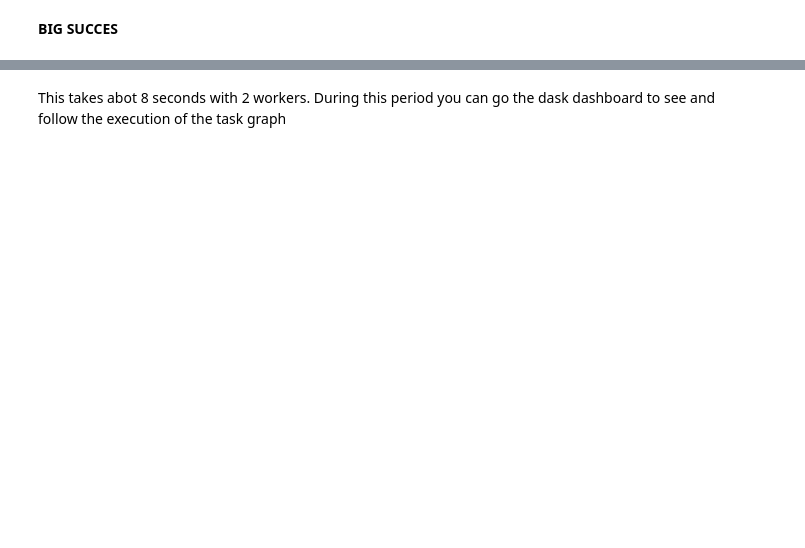
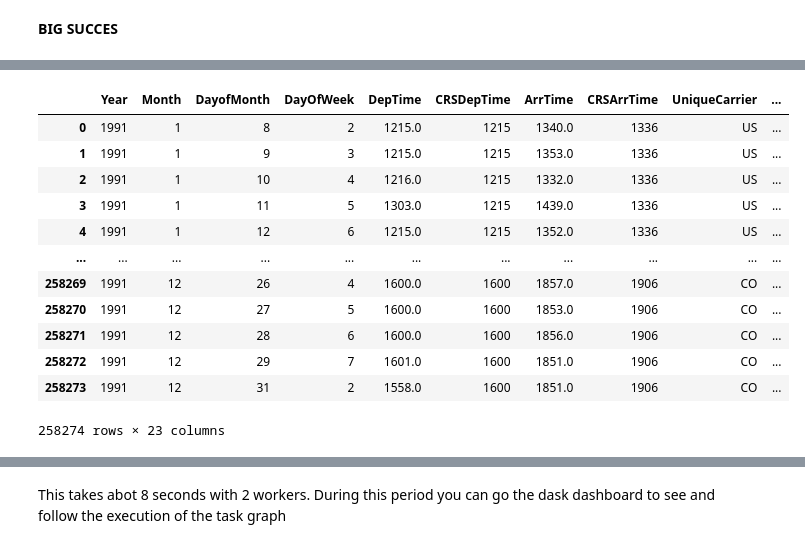
Before and after one commit to longtongster/deploy-dask-cluster-on-aws, a Jupyter notebook: start and prepare ec2 instances.ipynb, the cells around one changed output, grey strips where cells are left out. Saved outputs shown, nothing was run; the diff lists cells and outputs as text; code cells hidden in the pictures; blank space fills up the shorter version.

```diff
--- a/start and prepare ec2 instances.ipynb
+++ b/start and prepare ec2 instances.ipynb
@@ -319,0 +379,25 @@ ddf.head(1)
+# %%
+import pandas as pd
+
+# Example: Reading a CSV file from S3
+# ddf = dd.read_csv('https://dask-input-data.s3.amazonaws.com/1990.csv', blocksize="10MB" )
+df = pd.read_csv("s3://dask-input-data/1991.csv")
+
+# Example: Reading a CSV file from S3
+# ddf = dd.read_csv('s3://dask-input-data/1990.csv', blocksize="10MB" )
+
+df
+# %% [output]
+|  | Year | Month | DayofMonth | DayOfWeek | DepTime | CRSDepTime | ArrTime | CRSArrTime | UniqueCarrier | ... |
+| 0 | 1991 | 1 | 8 | 2 | 1215.0 | 1215 | 1340.0 | 1336 | US | ... |
+| 1 | 1991 | 1 | 9 | 3 | 1215.0 | 1215 | 1353.0 | 1336 | US | ... |
+| 2 | 1991 | 1 | 10 | 4 | 1216.0 | 1215 | 1332.0 | 1336 | US | ... |
+| 3 | 1991 | 1 | 11 | 5 | 1303.0 | 1215 | 1439.0 | 1336 | US | ... |
+| 4 | 1991 | 1 | 12 | 6 | 1215.0 | 1215 | 1352.0 | 1336 | US | ... |
+| ... | ... | ... | ... | ... | ... | ... | ... | ... | ... | ... |
+| 258269 | 1991 | 12 | 26 | 4 | 1600.0 | 1600 | 1857.0 | 1906 | CO | ... |
+| 258270 | 1991 | 12 | 27 | 5 | 1600.0 | 1600 | 1853.0 | 1906 | CO | ... |
+| 258271 | 1991 | 12 | 28 | 6 | 1600.0 | 1600 | 1856.0 | 1906 | CO | ... |
+| 258272 | 1991 | 12 | 29 | 7 | 1601.0 | 1600 | 1851.0 | 1906 | CO | ... |
+| 258273 | 1991 | 12 | 31 | 2 | 1558.0 | 1600 | 1851.0 | 1906 | CO | ... |
+258274 rows × 23 columns
```
Also changed, not shown: parts of 16 cells of this notebook, 1 other file.
